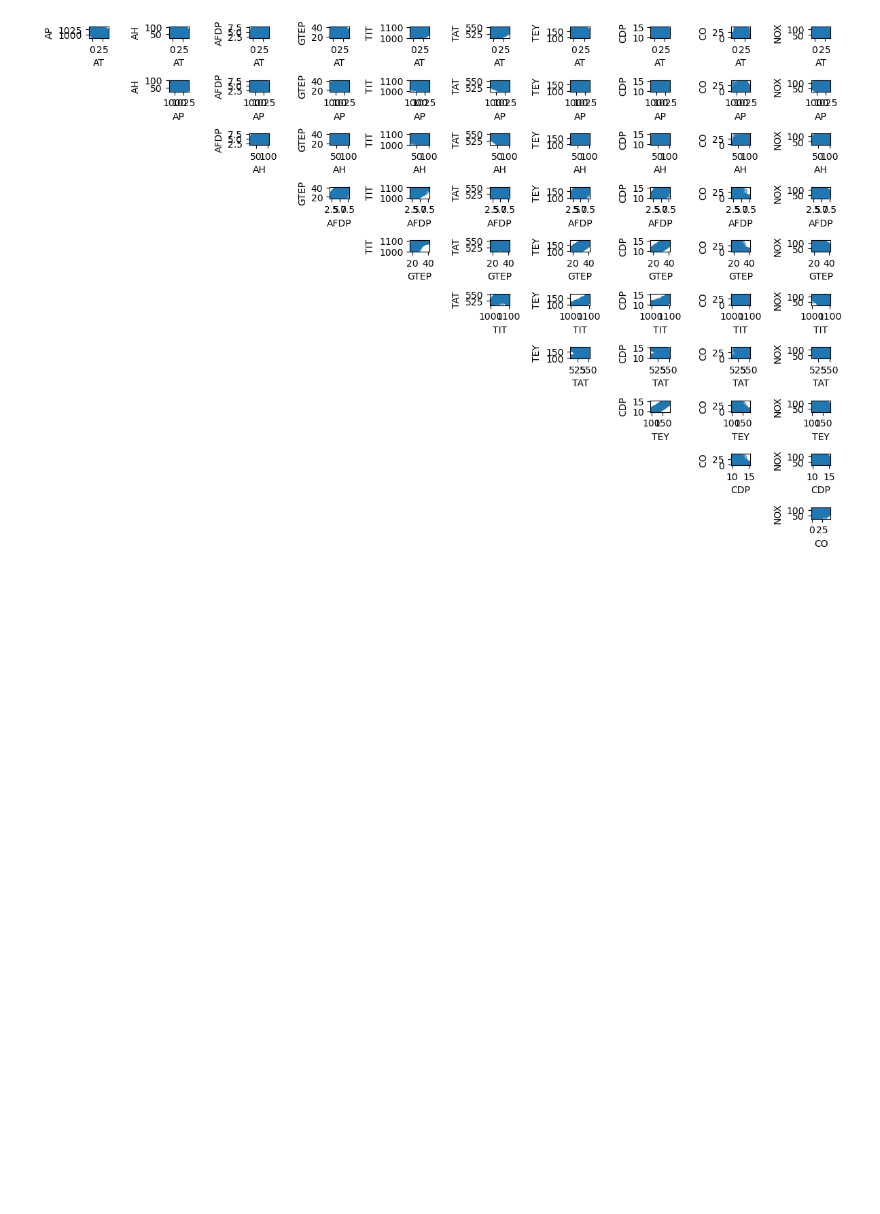
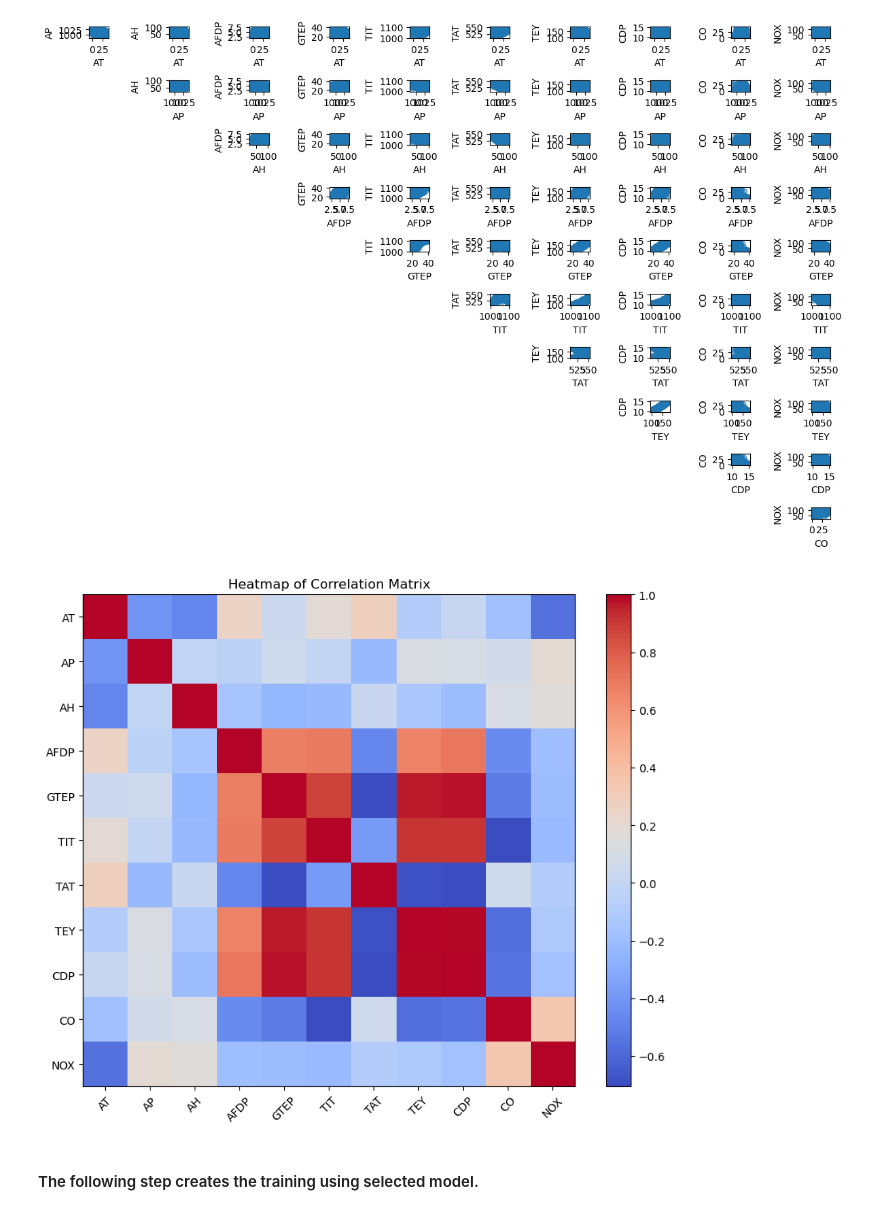
Before and after one commit to 2021402/CA1-Sem-2-MSc-in-Data-Analytics-, a Jupyter notebook: Long Short-Term Memory (LSTM) Networks.ipynb, the cells around one changed output. Saved outputs shown, nothing was run; the diff lists cells and outputs as text; code cells hidden in the pictures; blank space fills up the shorter version.

```diff
--- a/Long Short-Term Memory (LSTM) Networks.ipynb
+++ b/Long Short-Term Memory (LSTM) Networks.ipynb
@@ -134,3 +134,17 @@ plt.tight_layout()
 plt.show()
 # %% [output]
 [figure]
+# %%
+# Plot heatmap of correlation matrix
+correlation_matrix = data[sensor_variables].corr()
+plt.figure(figsize=(10, 8))
+plt.imshow(correlation_matrix, cmap='coolwarm', interpolation='nearest')
+plt.colorbar()
+plt.title('Heatmap of Correlation Matrix')
+plt.xticks(range(len(sensor_variables)), sensor_variables, rotation=45)
+plt.yticks(range(len(sensor_variables)), sensor_variables)
+plt.show()
+# %% [output]
+[figure, added]
+# %% [markdown]
+#### The following step creates the training using selected model.
```
Also changed, not shown: parts of 9 cells of this notebook.
